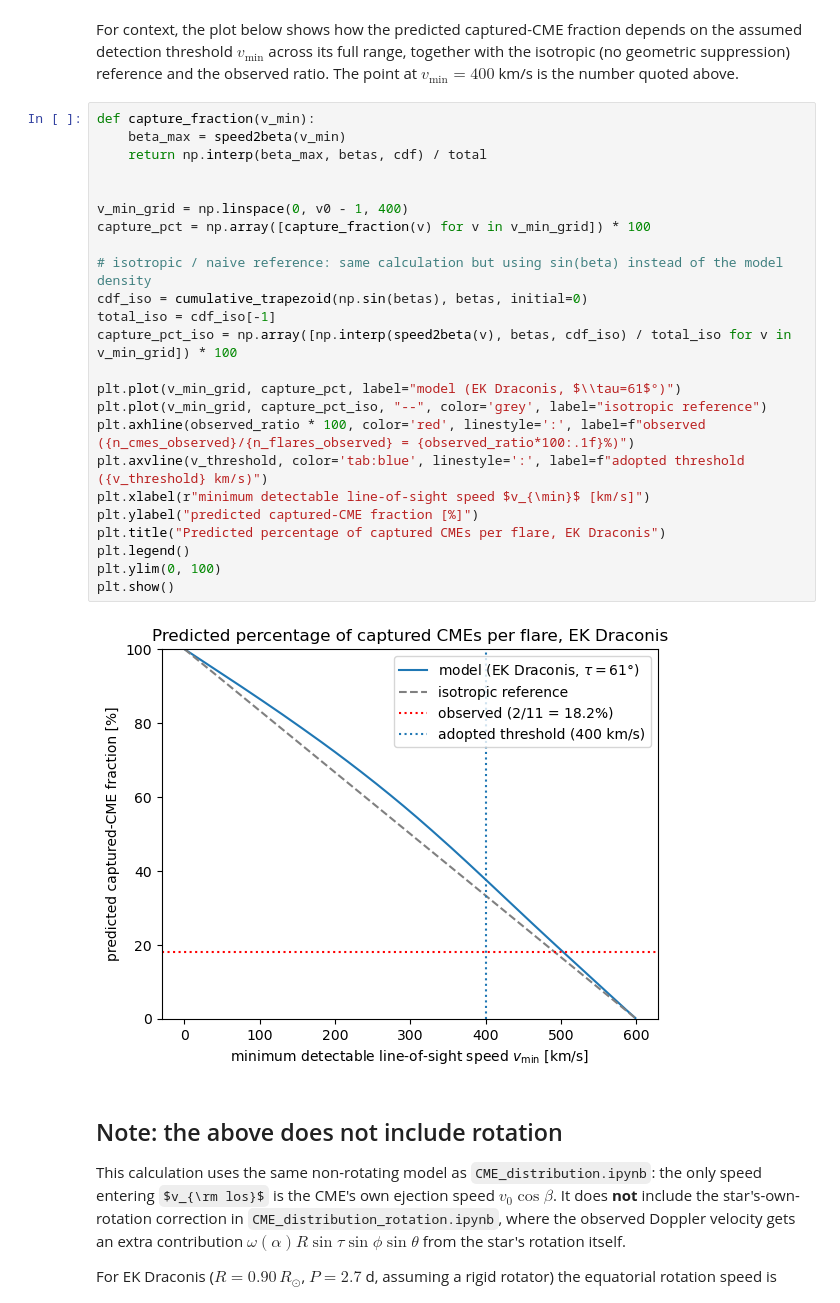
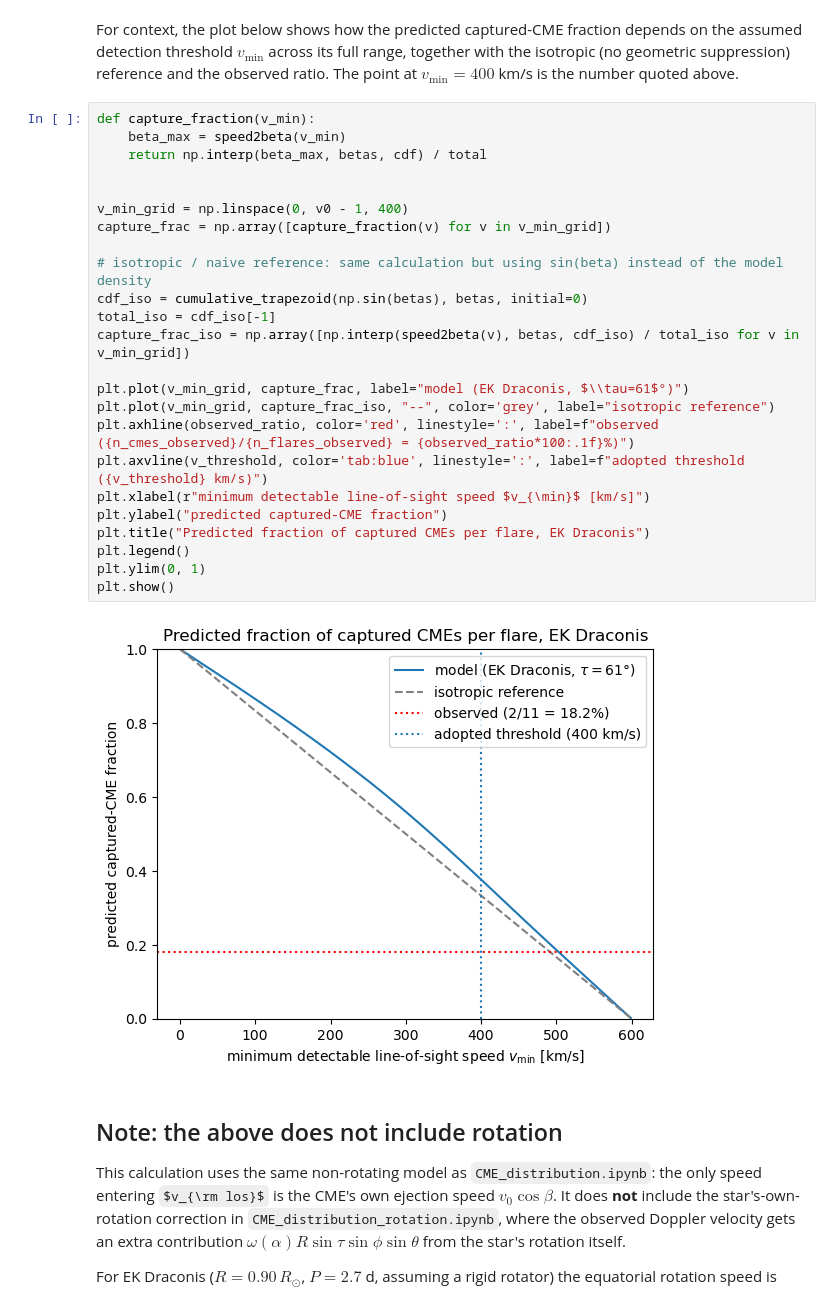
Before and after one commit to demichieldewilde/CME_distribution, a Jupyter notebook: EK_Draconis_CME_observation_ratio.ipynb, the cells around one changed output. Drawn from its saved outputs; the diff is of its cells as text; some formulas as TeX source.

```diff
--- a/EK_Draconis_CME_observation_ratio.ipynb
+++ b/EK_Draconis_CME_observation_ratio.ipynb
@@ -272,29 +272,29 @@ above.
 # %%
 def capture_fraction(v_min):
     beta_max = speed2beta(v_min)
     return np.interp(beta_max, betas, cdf) / total
 
 
 v_min_grid = np.linspace(0, v0 - 1, 400)
-capture_pct = np.array([capture_fraction(v) for v in v_min_grid]) * 100
+capture_frac = np.array([capture_fraction(v) for v in v_min_grid])
 
 # isotropic / naive reference: same calculation but using sin(beta) instead of the model density
 cdf_iso = cumulative_trapezoid(np.sin(betas), betas, initial=0)
 total_iso = cdf_iso[-1]
-capture_pct_iso = np.array([np.interp(speed2beta(v), betas, cdf_iso) / total_iso for v in v_min_grid]) * 100
+capture_frac_iso = np.array([np.interp(speed2beta(v), betas, cdf_iso) / total_iso for v in v_min_grid])
 
-plt.plot(v_min_grid, capture_pct, label="model (EK Draconis, $\\tau=61$°)")
-plt.plot(v_min_grid, capture_pct_iso, "--", color='grey', label="isotropic reference")
-plt.axhline(observed_ratio * 100, color='red', linestyle=':', label=f"observed ({n_cmes_observed}/{n_flares_observed} = {observed_ratio*100:.1f}%)")
+plt.plot(v_min_grid, capture_frac, label="model (EK Draconis, $\\tau=61$°)")
+plt.plot(v_min_grid, capture_frac_iso, "--", color='grey', label="isotropic reference")
+plt.axhline(observed_ratio, color='red', linestyle=':', label=f"observed ({n_cmes_observed}/{n_flares_observed} = {observed_ratio*100:.1f}%)")
 plt.axvline(v_threshold, color='tab:blue', linestyle=':', label=f"adopted threshold ({v_threshold} km/s)")
 plt.xlabel(r"minimum detectable line-of-sight speed $v_{\min}$ [km/s]")
-plt.ylabel("predicted captured-CME fraction [%]")
-plt.title("Predicted percentage of captured CMEs per flare, EK Draconis")
+plt.ylabel("predicted captured-CME fraction")
+plt.title("Predicted fraction of captured CMEs per flare, EK Draconis")
 plt.legend()
-plt.ylim(0, 100)
+plt.ylim(0, 1)
 plt.show()
 # %% [output]
-[figure, old version]
+[figure, new version]
 # %% [markdown]
 ## Note: the above does not include rotation
 
```
Also changed, not shown: parts of 5 cells of this notebook, 12 other files.
